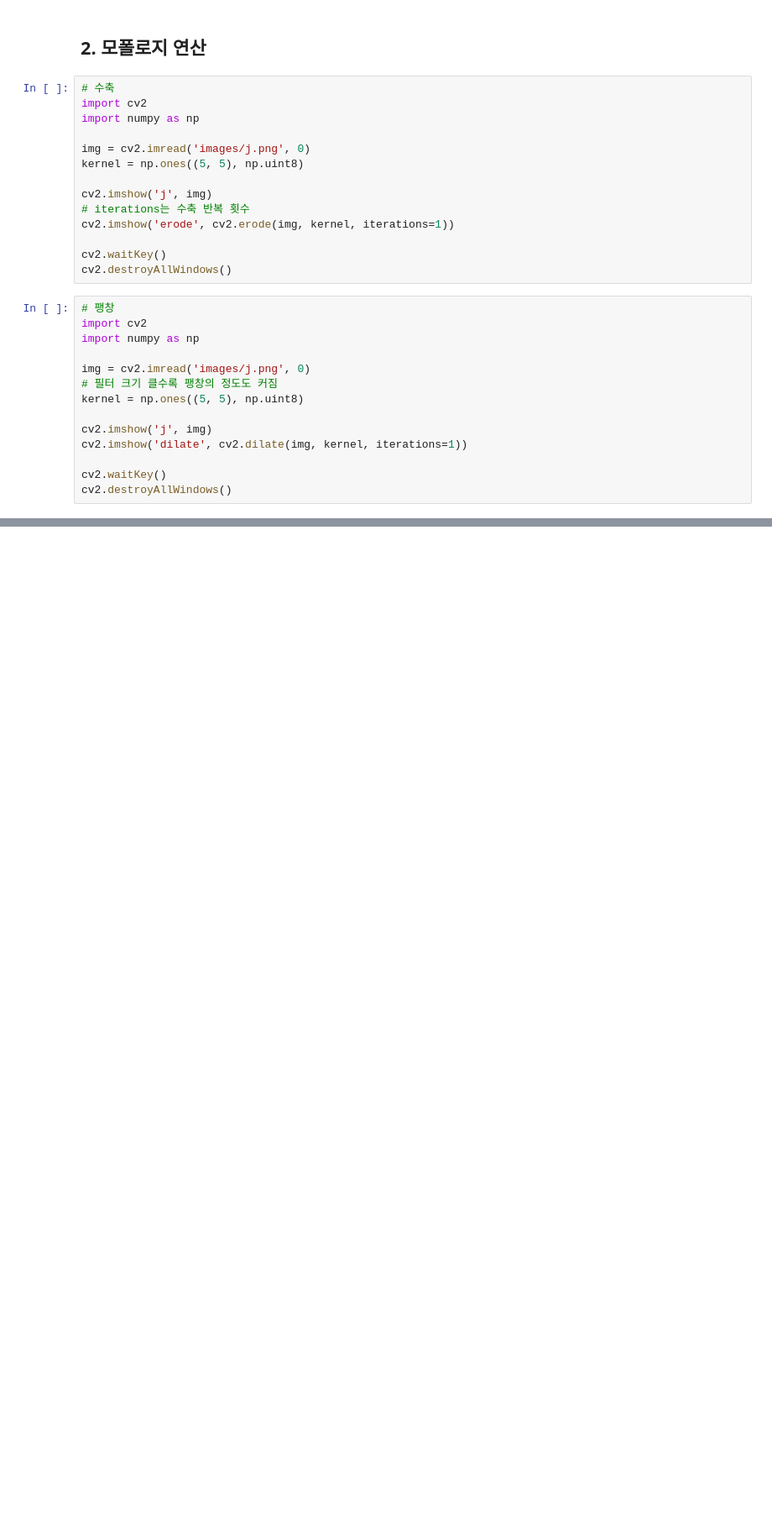
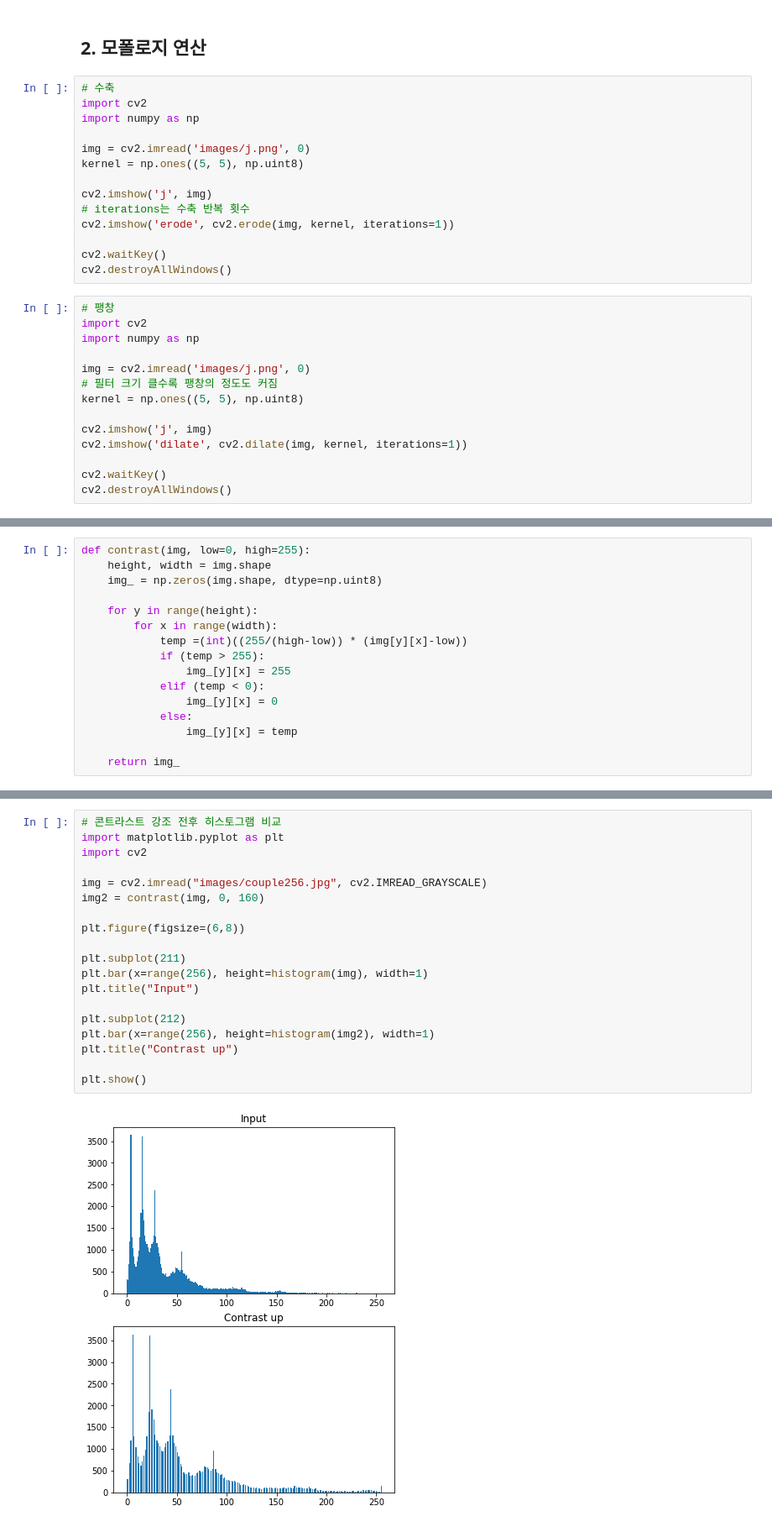
Before and after one commit to lucio-karin0506/SaltLux-Project, a Jupyter notebook: OpenCV/OpenCV lecture/5장 화질 개선.ipynb, the cells around one changed output, grey strips where cells are left out. Shown: that part at 84% size. Saved outputs shown, nothing was run; the diff lists cells and outputs as text; blank space fills up the shorter version.

```diff
--- a/OpenCV/OpenCV lecture/5장 화질 개선.ipynb
+++ b/OpenCV/OpenCV lecture/5장 화질 개선.ipynb
@@ -177,0 +238,16 @@ TypeError: namedWindow() missing required argument 'winname' (pos 1)
+# %%
+def contrast(img, low=0, high=255):
+    height, width = img.shape
+    img_ = np.zeros(img.shape, dtype=np.uint8)
+
+    for y in range(height):
+        for x in range(width):
+            temp =(int)((255/(high-low)) * (img[y][x]-low))
+            if (temp > 255):
+                img_[y][x] = 255
+            elif (temp < 0):
+                img_[y][x] = 0
+            else:
+                img_[y][x] = temp
+
+    return img_
@@ -177,0 +261,21 @@ TypeError: namedWindow() missing required argument 'winname' (pos 1)
+# %%
+# 콘트라스트 강조 전후 히스토그램 비교
+import matplotlib.pyplot as plt
+import cv2
+
+img = cv2.imread("images/couple256.jpg", cv2.IMREAD_GRAYSCALE)
+img2 = contrast(img, 0, 160)
+
+plt.figure(figsize=(6,8))
+
+plt.subplot(211)
+plt.bar(x=range(256), height=histogram(img), width=1)
+plt.title("Input")
+
+plt.subplot(212)
+plt.bar(x=range(256), height=histogram(img2), width=1)
+plt.title("Contrast up")
+
+plt.show()
+# %% [output]
+[figure, added]
```
Also changed, not shown: parts of 29 cells of this notebook, 4 other files.
